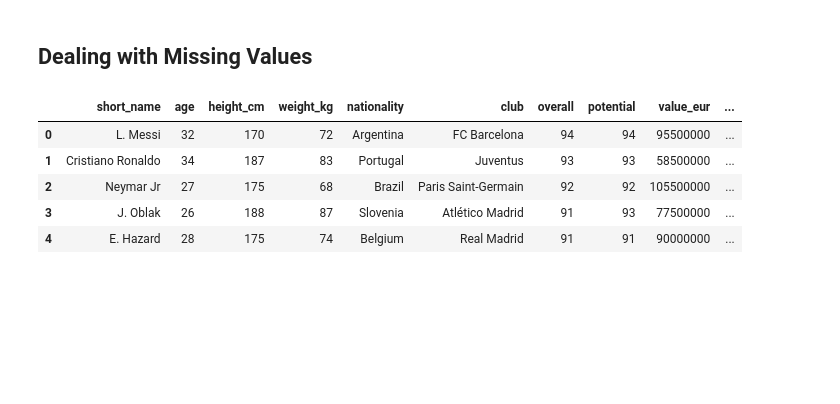
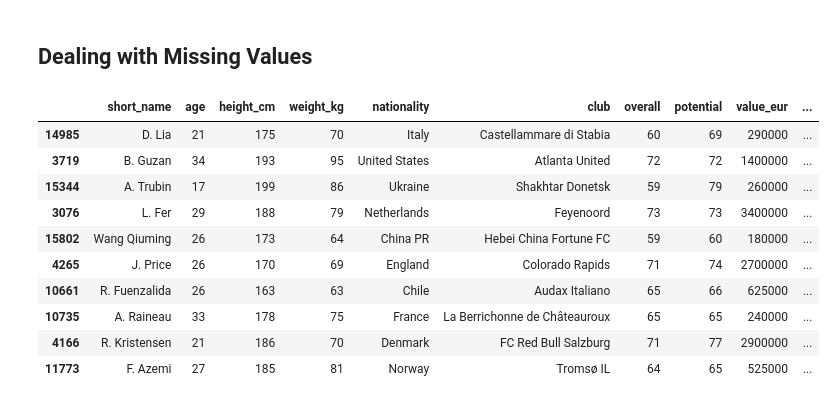
Before and after one commit to mdushetwar/Fifa-Players--EDA-Clustering, a Jupyter notebook: PRCP-1004-Fifa20.ipynb, the cells around one changed output. Cells and saved outputs as stored; diff of their text form; code cells hidden in the pictures; blank space fills up the shorter version.

```diff
--- a/PRCP-1004-Fifa20.ipynb
+++ b/PRCP-1004-Fifa20.ipynb
@@ -20,8 +29,8 @@ df.shape
 (18278, 104)
 # %%
 # filtering out early on columns which would be irrelevant for this project
-irrelvant_cols=['sofifa_id', 'player_url', 'long_name', 'dob','player_positions', 'real_face', 'body_type', 'player_tags','loaned_from', 'joined',
-                'team_jersey_number', 'nation_jersey_number', 'contract_valid_until', 'nation_position', 'player_traits']
+irrelvant_cols=['sofifa_id', 'player_url', 'long_name', 'dob', 'real_face', 'body_type', 'player_tags','loaned_from', 'joined',
+                'team_jersey_number', 'nation_jersey_number', 'contract_valid_until', 'player_traits']
 # %%
 fifa= df.drop(irrelvant_cols, axis=1)
 # %%
@@ -57,11 +66,16 @@ gk_attribute_cols= ['gk_diving', 'gk_handling', 'gk_kicking', 'gk_reflexes', 'gk
 # %%
 fifa[gk_attribute_cols]=fifa[gk_attribute_cols].fillna(0)
 # %%
-fifa.head()
+fifa.sample(10)
 # %% [output]
 |  | short_name | age | height_cm | weight_kg | nationality | club | overall | potential | value_eur | ... |
-| 0 | L. Messi | 32 | 170 | 72 | Argentina | FC Barcelona | 94 | 94 | 95500000 | ... |
-| 1 | Cristiano Ronaldo | 34 | 187 | 83 | Portugal | Juventus | 93 | 93 | 58500000 | ... |
-| 2 | Neymar Jr | 27 | 175 | 68 | Brazil | Paris Saint-Germain | 92 | 92 | 105500000 | ... |
-| 3 | J. Oblak | 26 | 188 | 87 | Slovenia | Atlético Madrid | 91 | 93 | 77500000 | ... |
-| 4 | E. Hazard | 28 | 175 | 74 | Belgium | Real Madrid | 91 | 91 | 90000000 | ... |
+| 14985 | D. Lia | 21 | 175 | 70 | Italy | Castellammare di Stabia | 60 | 69 | 290000 | ... |
+| 3719 | B. Guzan | 34 | 193 | 95 | United States | Atlanta United | 72 | 72 | 1400000 | ... |
+| 15344 | A. Trubin | 17 | 199 | 86 | Ukraine | Shakhtar Donetsk | 59 | 79 | 260000 | ... |
+| 3076 | L. Fer | 29 | 188 | 79 | Netherlands | Feyenoord | 73 | 73 | 3400000 | ... |
+| 15802 | Wang Qiuming | 26 | 173 | 64 | China PR | Hebei China Fortune FC | 59 | 60 | 180000 | ... |
+| 4265 | J. Price | 26 | 170 | 69 | England | Colorado Rapids | 71 | 74 | 2700000 | ... |
+| 10661 | R. Fuenzalida | 26 | 163 | 63 | Chile | Audax Italiano | 65 | 66 | 625000 | ... |
+| 10735 | A. Raineau | 33 | 178 | 75 | France | La Berrichonne de Châteauroux | 65 | 65 | 240000 | ... |
+| 4166 | R. Kristensen | 21 | 186 | 70 | Denmark | FC Red Bull Salzburg | 71 | 77 | 2900000 | ... |
+| 11773 | F. Azemi | 27 | 185 | 81 | Norway | Tromsø IL | 64 | 65 | 525000 | ... |
```
Also changed, not shown: parts of 31 cells of this notebook.
